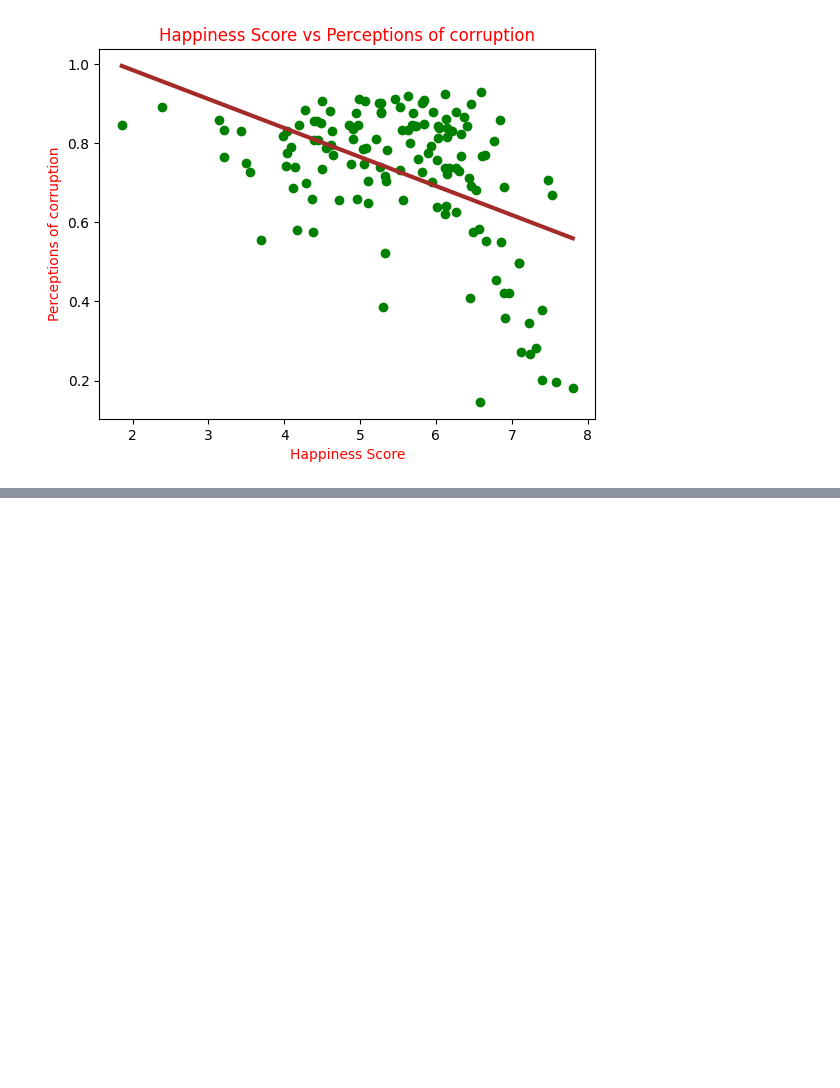
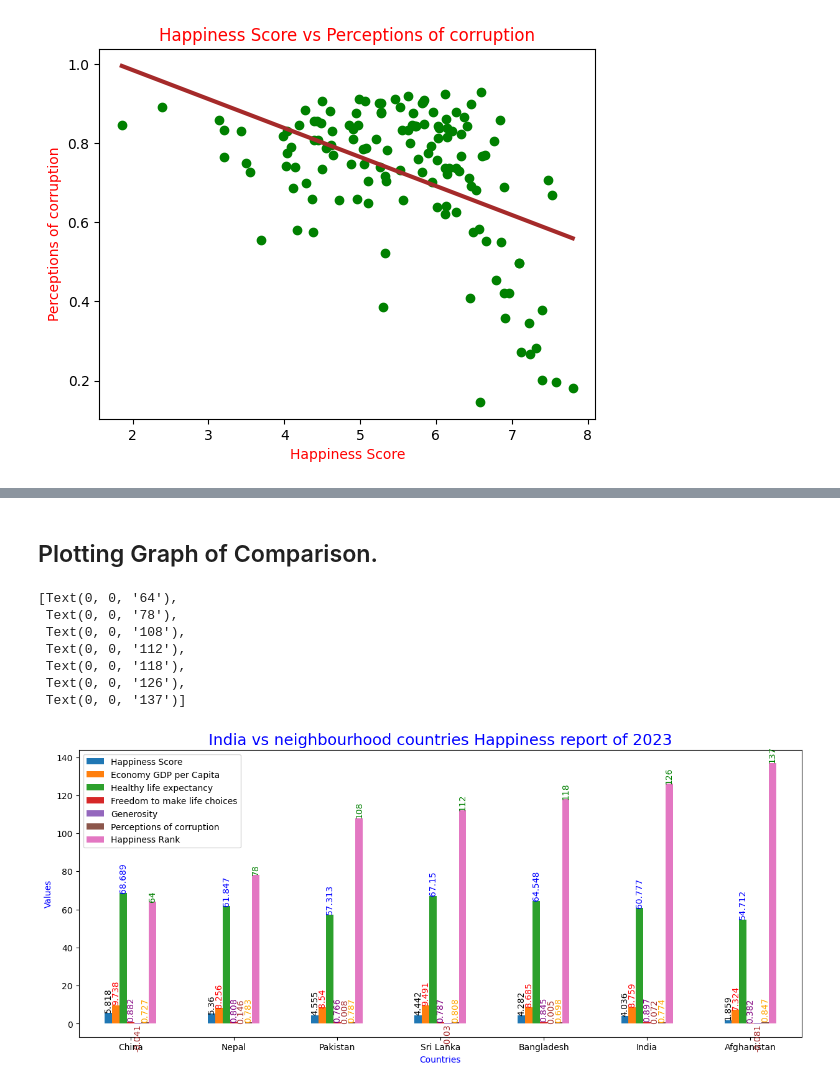
Before and after one commit to prateekkosta/Analysis-of-World-Happiness-Index, a Jupyter notebook: World_Happiness_Index.ipynb, the cells around one changed output, grey strips where cells are left out. Saved outputs shown, nothing was run; the diff lists cells and outputs as text; code cells hidden in the pictures; blank space fills up the shorter version.

```diff
--- a/World_Happiness_Index.ipynb
+++ b/World_Happiness_Index.ipynb
@@ -414,0 +429,29 @@ Text(0, 0.5, 'Perceptions of corruption')
+# %%
+df_2023_new= df_2023.loc[['India', 'Pakistan','Nepal', 'Sri Lanka', 'China', 'Afghanistan', 'Bangladesh' ],:]
+# %%
+df_2023_new= df_2023_new.sort_values(by='Happiness Rank')
+# %% [markdown]
+## Plotting Graph of Comparison.
+# %%
+cmp= df_2023_new.plot(kind= 'bar', figsize=(15,6), width= .5)
+
+cmp.bar_label(cmp.containers[0], color= 'black', rotation= 90)
+plt.title('India vs neighbourhood countries Happiness report of 2023', color= 'blue', fontsize= 18)
+plt.ylabel('Values', color='blue')
+plt.xlabel('Countries', color= 'blue')
+plt.xticks(rotation=0)
+cmp.bar_label(cmp.containers[1], color= 'red', rotation= 90, label_type='edge')
+cmp.bar_label(cmp.containers[2], color= 'blue', rotation= 90)
+cmp.bar_label(cmp.containers[3], color= 'purple', rotation= 90)
+cmp.bar_label(cmp.containers[4], color= 'brown', rotation= 90)
+cmp.bar_label(cmp.containers[5], color= 'orange', rotation= 90)
+cmp.bar_label(cmp.containers[6], color= 'green', rotation= 90)
+# %% [output]
+[Text(0, 0, '64'),
+ Text(0, 0, '78'),
+ Text(0, 0, '108'),
+ Text(0, 0, '112'),
+ Text(0, 0, '118'),
+ Text(0, 0, '126'),
+ Text(0, 0, '137')]
+[figure, added]
```
Also changed, not shown: parts of 3 cells of this notebook.
